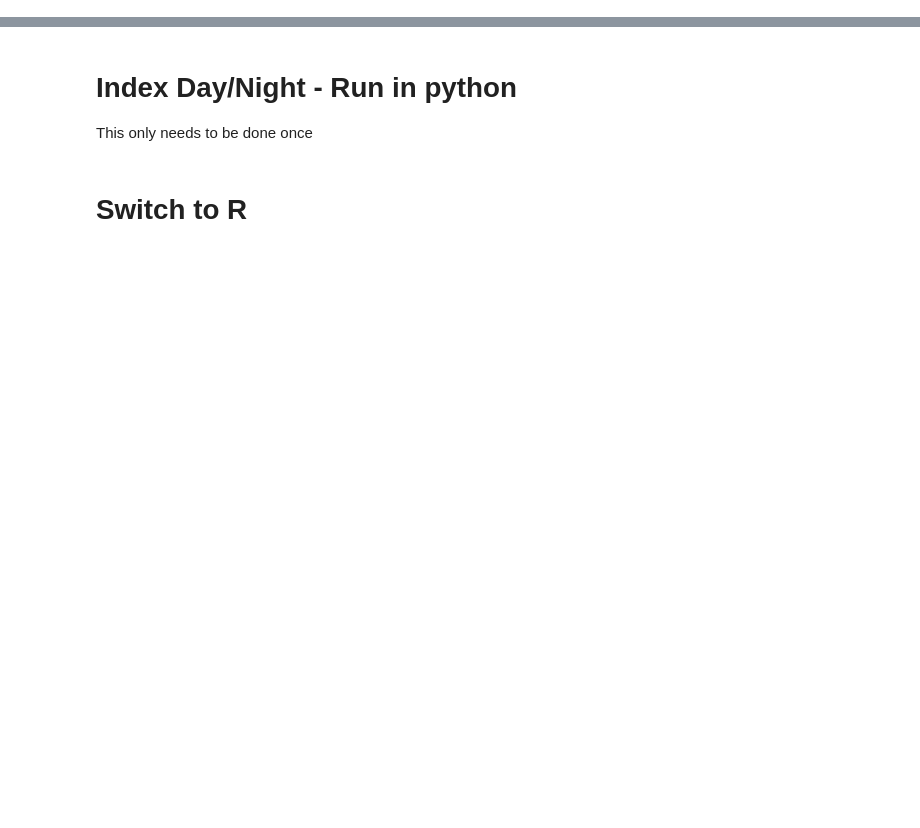
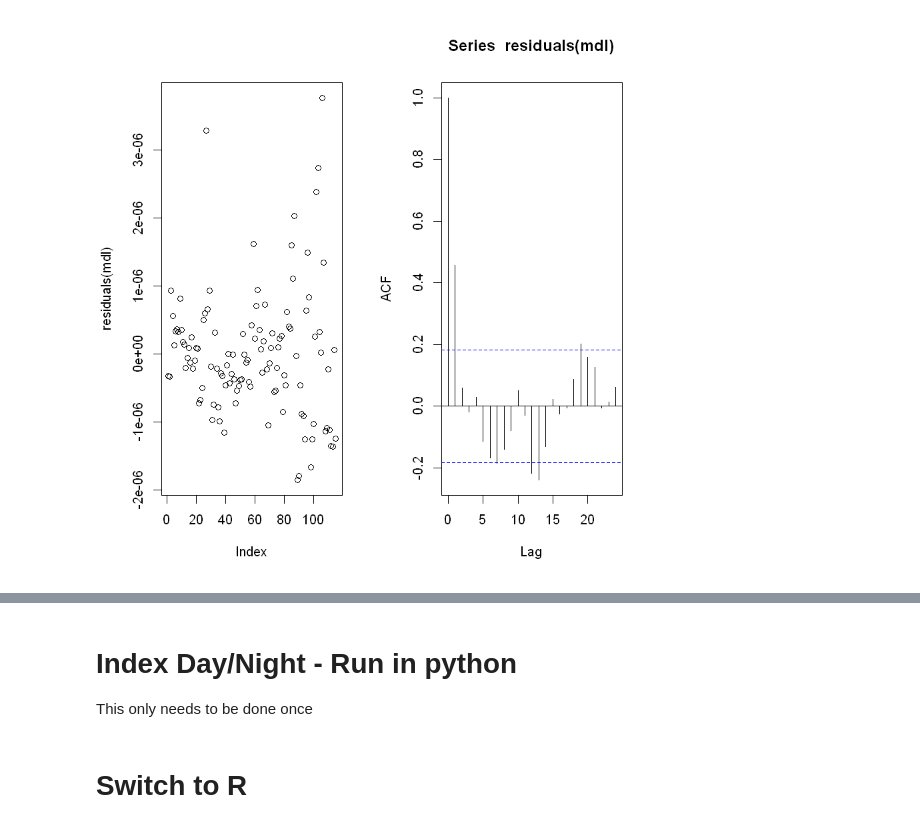
Before and after one commit to leviner/saildrone-2018, a Jupyter notebook: code/acousticData/analysis/2-GLSModels.ipynb, the cells around one changed output, grey strips where cells are left out. Cells and saved outputs as stored; diff of their text form; code cells hidden in the pictures; blank space fills up the shorter version.

```diff
--- a/code/acousticData/analysis/2-GLSModels.ipynb
+++ b/code/acousticData/analysis/2-GLSModels.ipynb
@@ -0,0 +36,7 @@
+# %%
+# and finaly take a look at potential autocorrelation effects
+par(mfrow=c(1,2))
+plot(residuals(mdl))
+acf(residuals(mdl), lag.max=24)
+# %% [output]
+[figure, added]
```
Also changed, not shown: parts of 5 cells of this notebook, 3 other files.
